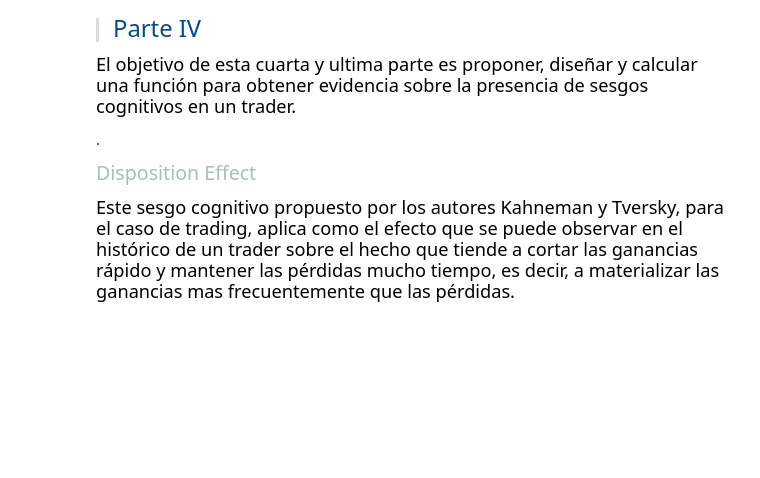
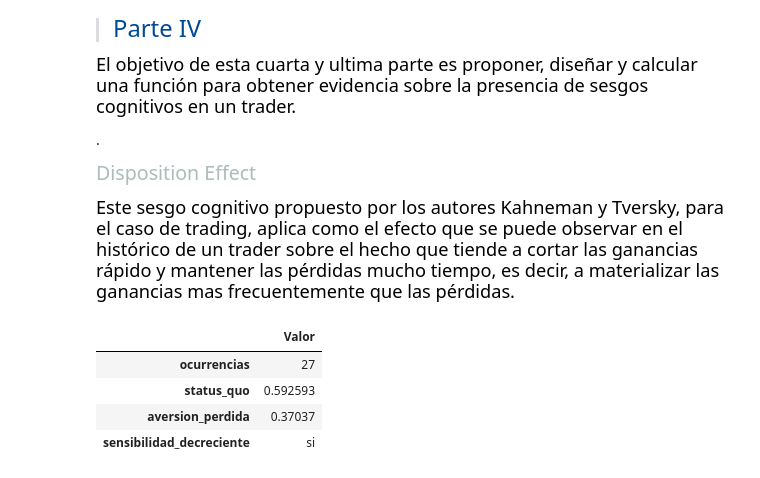
Before and after one commit to violetarcia/LAB_02_KVGH, a Jupyter notebook: LAB_02.ipynb, the cells around one changed output. Cells and saved outputs as stored; diff of their text form; code cells hidden in the pictures; blank space fills up the shorter version.

```diff
--- a/LAB_02.ipynb
+++ b/LAB_02.ipynb
@@ -196,0 +202,8 @@ sesgos = fn.f_sesgos_cognitivo(data)
+# %%
+sesgos['resultados']
+# %% [output]
+|  | Valor |
+| ocurrencias | 27 |
+| status_quo | 0.592593 |
+| aversion_perdida | 0.37037 |
+| sensibilidad_decreciente | si |
```
Also changed, not shown: parts of 11 cells of this notebook, 2 other files.
